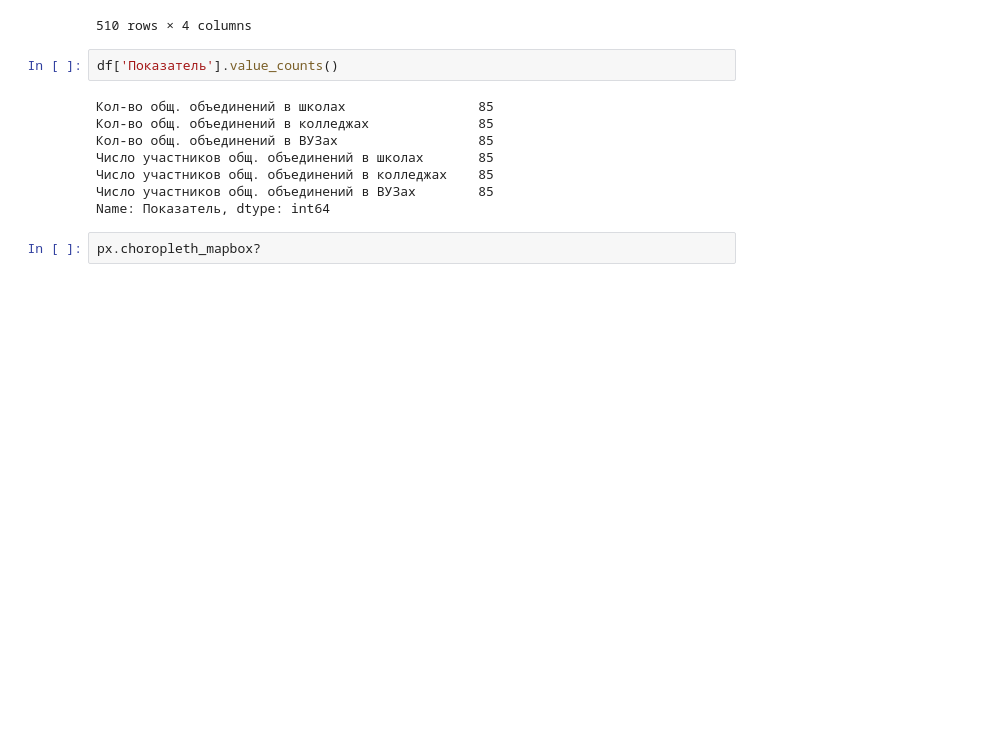
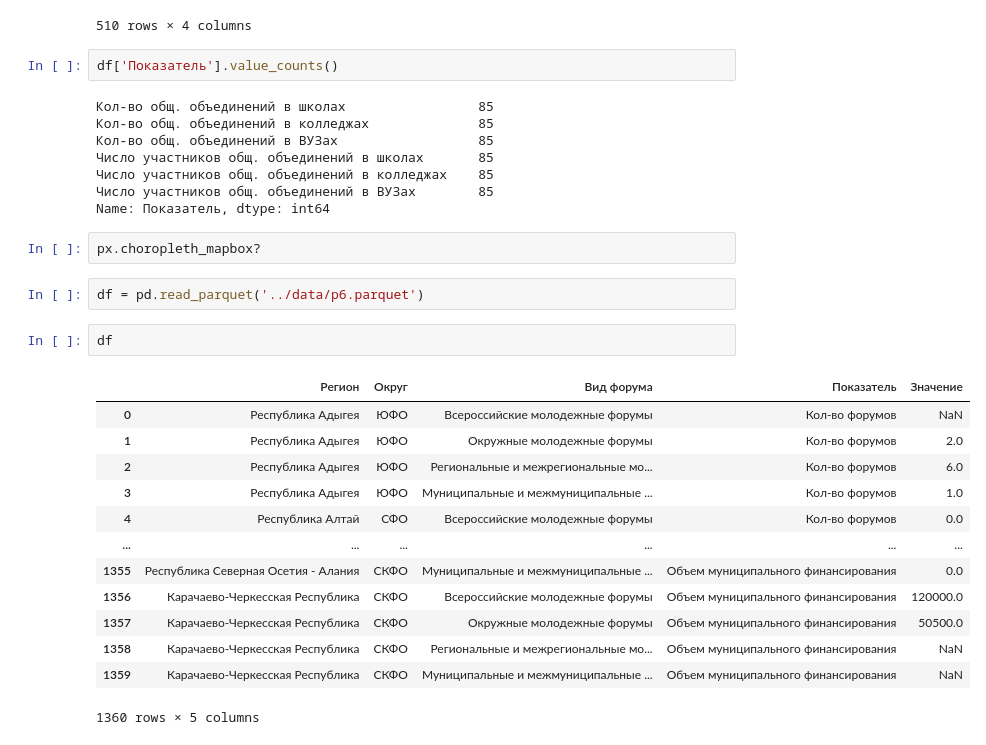
Before and after one commit to alexlakiza/adolescent-dash, a Jupyter notebook: preprocessing/transform_init_data.ipynb, the cells around one changed output. Saved outputs shown, nothing was run; the diff lists cells and outputs as text; blank space fills up the shorter version.

```diff
--- a/preprocessing/transform_init_data.ipynb
+++ b/preprocessing/transform_init_data.ipynb
@@ -322,3 +490,21 @@ df['Показатель'].value_counts()
 Name: Показатель, dtype: int64
 # %%
 px.choropleth_mapbox?
+# %%
+df = pd.read_parquet('../data/p6.parquet')
+# %%
+df
+# %% [output]
+|  | Регион | Округ | Вид форума | Показатель | Значение |
+| 0 | Республика Адыгея | ЮФО | Всероссийские молодeжные форумы | Кол-во форумов | NaN |
+| 1 | Республика Адыгея | ЮФО | Окружные молодeжные форумы | Кол-во форумов | 2.0 |
+| 2 | Республика Адыгея | ЮФО | Региональные и межрегиональные мо... | Кол-во форумов | 6.0 |
+| 3 | Республика Адыгея | ЮФО | Муниципальные и межмуниципальные ... | Кол-во форумов | 1.0 |
+| 4 | Республика Алтай | СФО | Всероссийские молодeжные форумы | Кол-во форумов | 0.0 |
+| ... | ... | ... | ... | ... | ... |
+| 1355 | Республика Северная Осетия - Алания | СКФО | Муниципальные и межмуниципальные ... | Объeм муниципального финансирования | 0.0 |
+| 1356 | Карачаево-Черкесская Республика | СКФО | Всероссийские молодeжные форумы | Объeм муниципального финансирования | 120000.0 |
+| 1357 | Карачаево-Черкесская Республика | СКФО | Окружные молодeжные форумы | Объeм муниципального финансирования | 50500.0 |
+| 1358 | Карачаево-Черкесская Республика | СКФО | Региональные и межрегиональные мо... | Объeм муниципального финансирования | NaN |
+| 1359 | Карачаево-Черкесская Республика | СКФО | Муниципальные и межмуниципальные ... | Объeм муниципального финансирования | NaN |
+1360 rows × 5 columns
```
Also changed, not shown: parts of 32 cells of this notebook, 1 other file.
